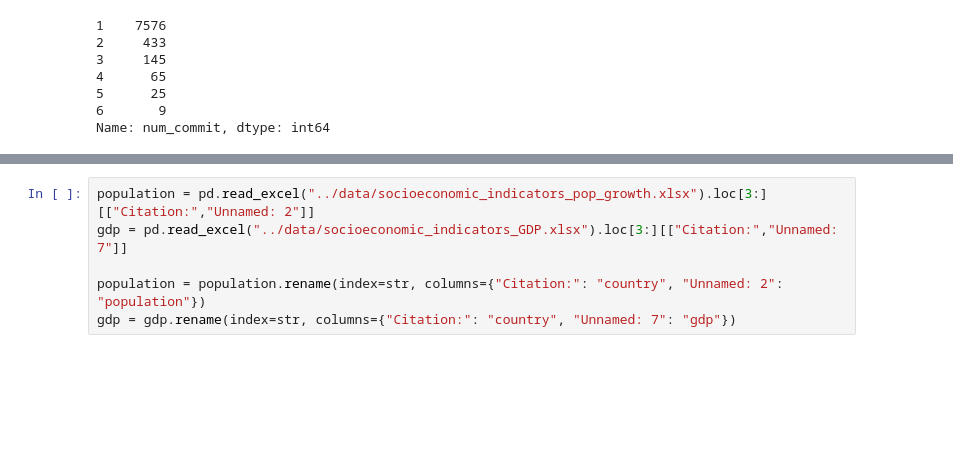
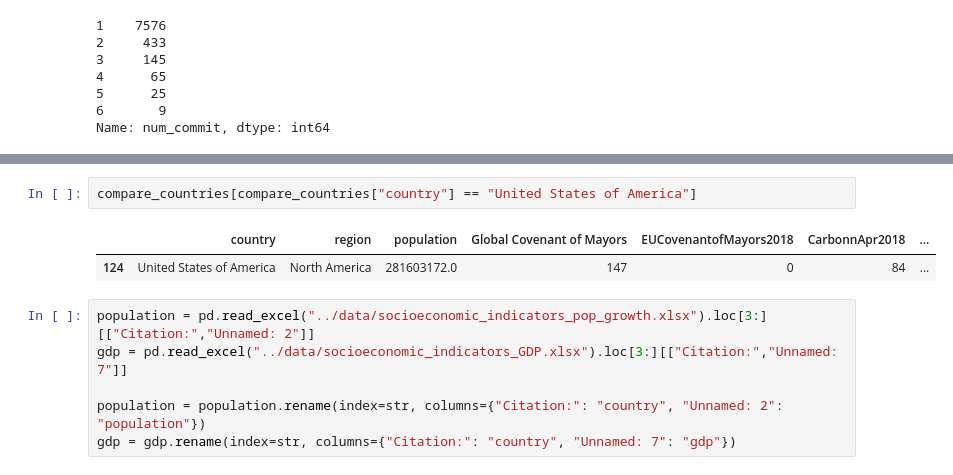
Before and after one commit to randyjulian/hack4climate, a Jupyter notebook: notebooks/YNC Datathon 1b Nicklaus.ipynb, the cells around one changed output, grey strips where cells are left out. Cells and saved outputs as stored; diff of their text form; blank space fills up the shorter version.

```diff
--- a/notebooks/YNC Datathon 1b Nicklaus.ipynb
+++ b/notebooks/YNC Datathon 1b Nicklaus.ipynb
@@ -376,3 +378,8 @@ compare_countries = final_data.groupby(["country", "region"]).agg(np.sum).reset_
+# %%
+compare_countries[compare_countries["country"] == "United States of America"]
+# %% [output]
+|  | country | region | population | Global Covenant of Mayors | EUCovenantofMayors2018 | CarbonnApr2018 | ... |
+| 124 | United States of America | North America | 281603172.0 | 147 | 0 | 84 | ... |
 # %%
 population = pd.read_excel("../data/socioeconomic_indicators_pop_growth.xlsx").loc[3:][["Citation:","Unnamed: 2"]]
 gdp = pd.read_excel("../data/socioeconomic_indicators_GDP.xlsx").loc[3:][["Citation:","Unnamed: 7"]]
```
Also changed, not shown: parts of 8 cells of this notebook, 1 other file.
